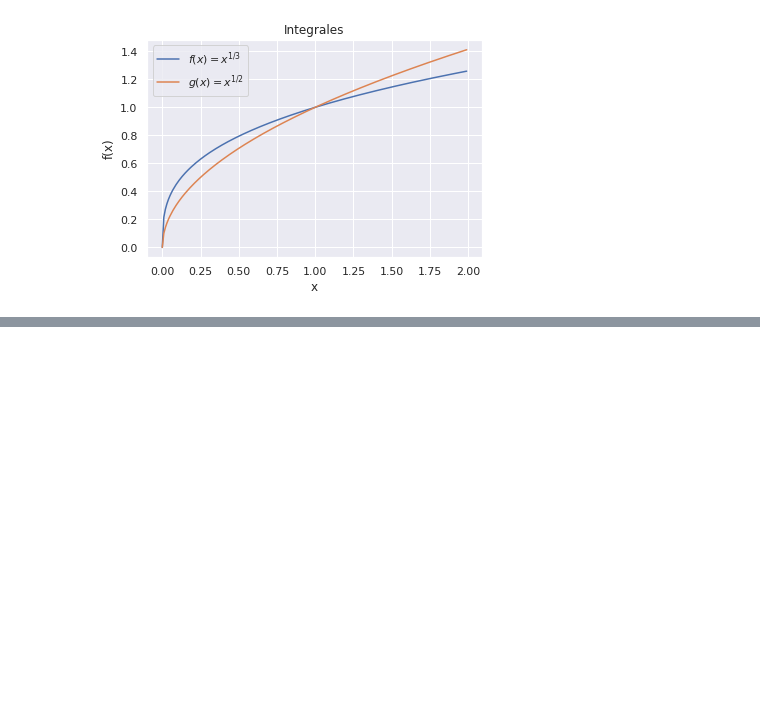
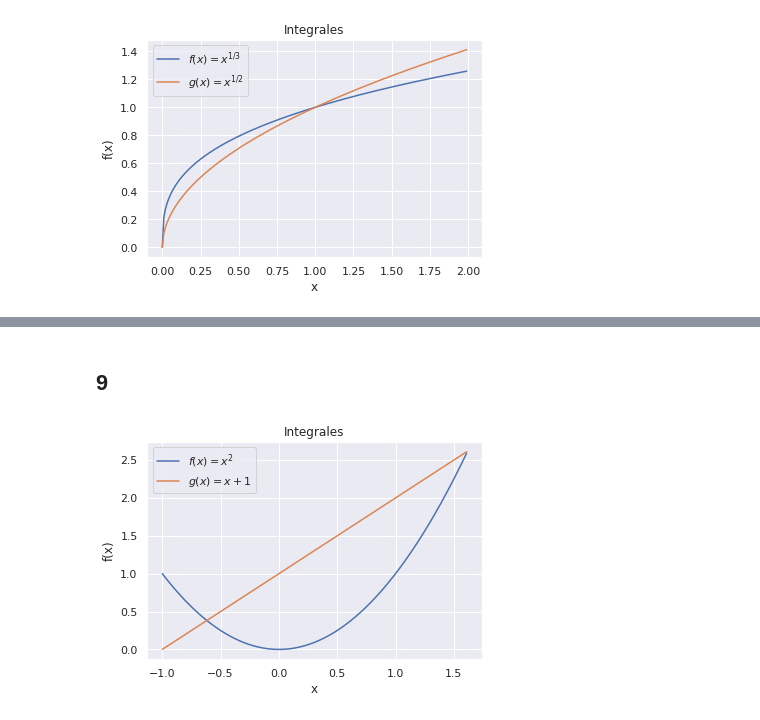
Before and after one commit to IamFode/matematicas, a Jupyter notebook: calculo/tom_apostol/python/2.4_ejercicios.ipynb, the cells around one changed output, grey strips where cells are left out. Cells and saved outputs as stored; diff of their text form; code cells hidden in the pictures; blank space fills up the shorter version.

```diff
--- a/calculo/tom_apostol/python/2.4_ejercicios.ipynb
+++ b/calculo/tom_apostol/python/2.4_ejercicios.ipynb
@@ -109,0 +125,14 @@ plt.show()
+# %% [markdown]
+## 9
+# %%
+x = np.arange(-1,(1+np.sqrt(5))/2,0.01)
+f = x**2
+g = x+1
+fig, ax = plt.subplots()
+ax.plot(x,f, label = "$f(x) = x^2$")
+ax.plot(x,g, label = "$g(x) = x+1$")
+ax.set(xlabel = "x", ylabel="f(x)", title = "Integrales")
+ax.legend()
+plt.show()
+# %% [output]
+[figure, added]
```
Also changed, not shown: parts of 2 cells of this notebook, 14 other files.
